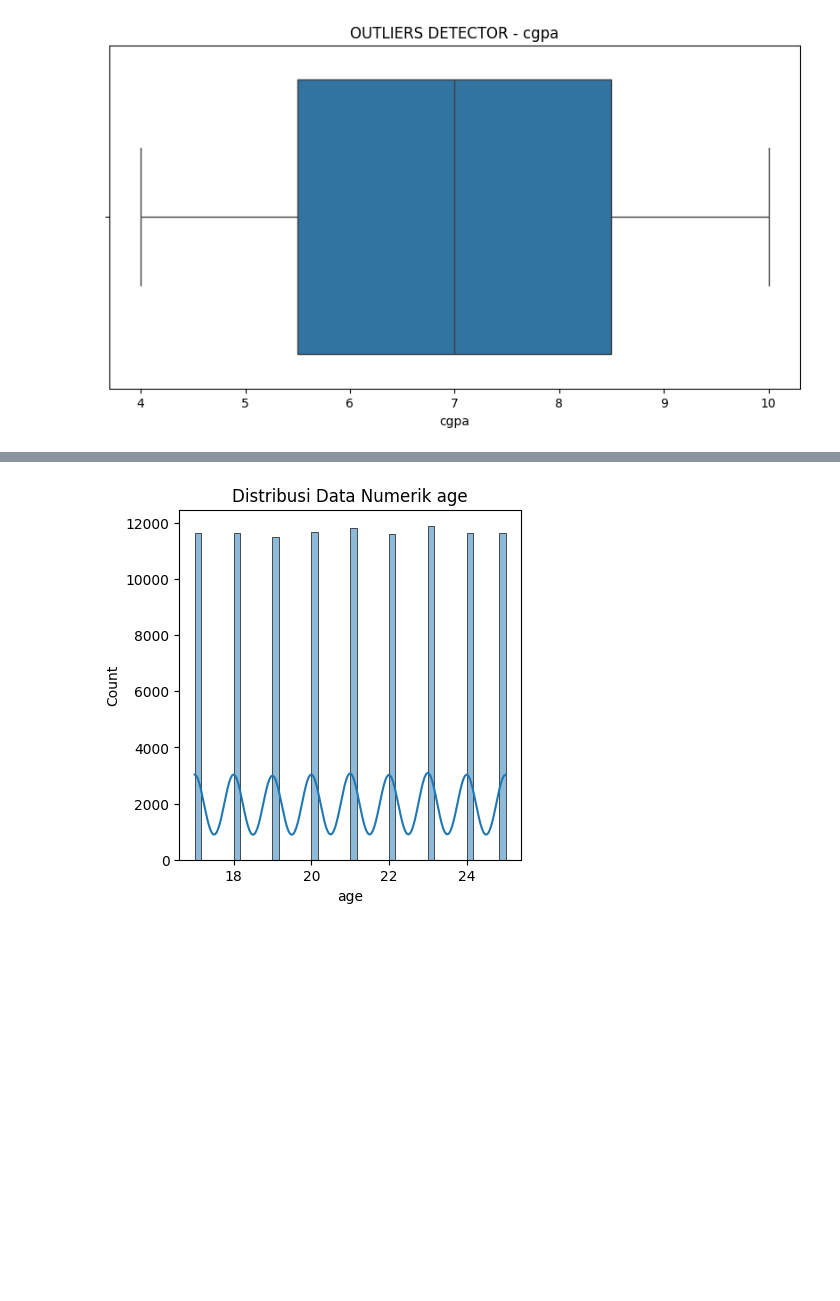
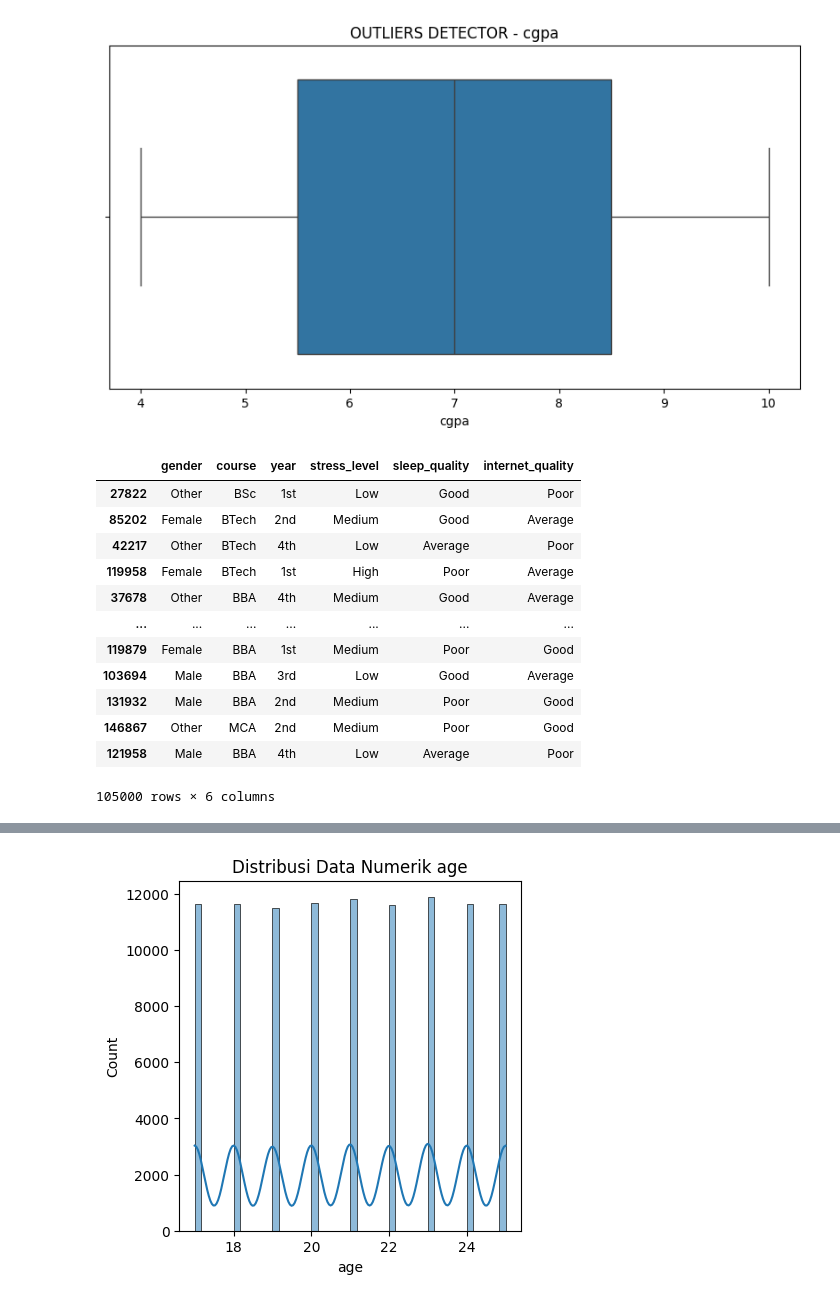
Before and after one commit to wen24-collab/MODEL-MACHINE-LEARNING-CLASSIFIICATION-TINGGKLAT-BRANOUT-SISWA-DAN-ORANG-DEWASA, a Jupyter notebook: prediksi_kelulusan.ipynb, the cells around one changed output, grey strips where cells are left out. Saved outputs shown, nothing was run; the diff lists cells and outputs as text; code cells hidden in the pictures; blank space fills up the shorter version.

```diff
--- a/prediksi_kelulusan.ipynb
+++ b/prediksi_kelulusan.ipynb
@@ -221,2 +241,18 @@ for column in x_latih.select_dtypes(include=['float64', 'int64']).columns: #disi
+# %%
+data_object
+# %% [output]
+|  | gender | course | year | stress_level | sleep_quality | internet_quality |
+| 27822 | Other | BSc | 1st | Low | Good | Poor |
+| 85202 | Female | BTech | 2nd | Medium | Good | Average |
+| 42217 | Other | BTech | 4th | Low | Average | Poor |
+| 119958 | Female | BTech | 1st | High | Poor | Average |
+| 37678 | Other | BBA | 4th | Medium | Good | Average |
+| ... | ... | ... | ... | ... | ... | ... |
+| 119879 | Female | BBA | 1st | Medium | Poor | Good |
+| 103694 | Male | BBA | 3rd | Low | Good | Average |
+| 131932 | Male | BBA | 2nd | Medium | Poor | Good |
+| 146867 | Other | MCA | 2nd | Medium | Poor | Good |
+| 121958 | Male | BBA | 4th | Low | Average | Poor |
+105000 rows × 6 columns
 # %%
 #melihat diribusi data kita dengan menggunakan histogram
```
Also changed, not shown: parts of 8 cells of this notebook.
